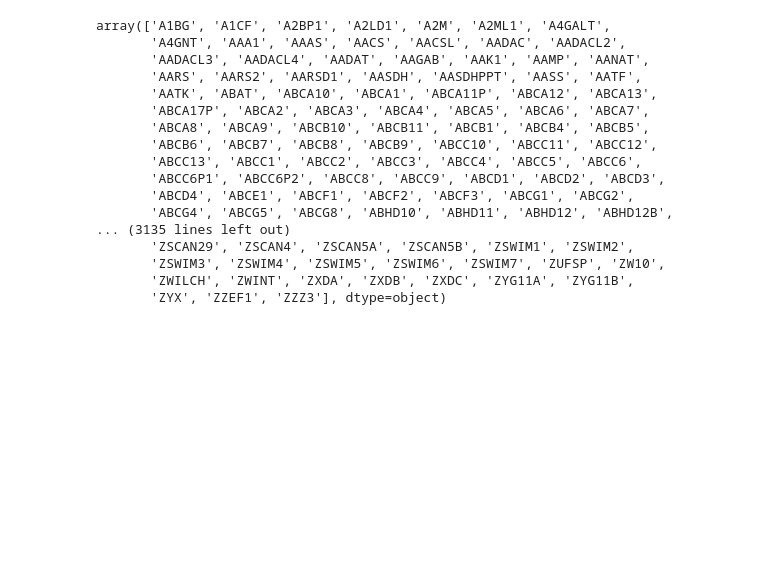
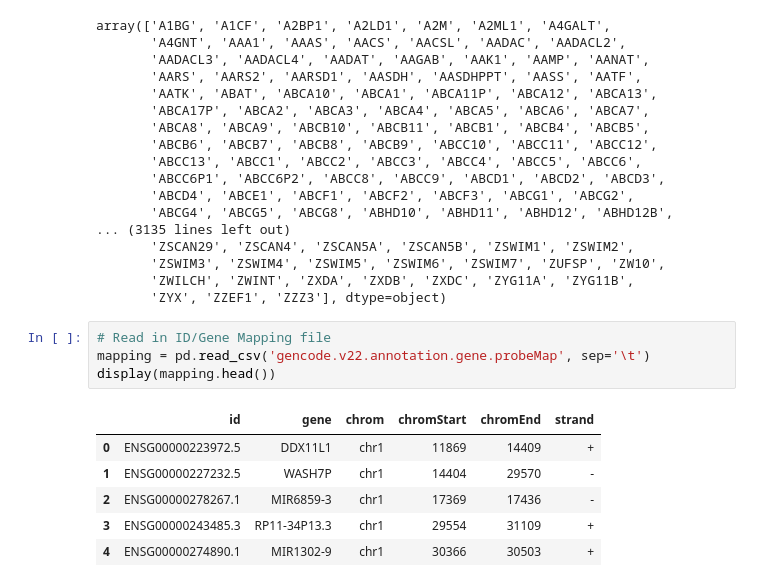
Before and after one commit to erincameron11/survival-analysis-tool, a Jupyter notebook: DataAnalysis.ipynb, the cells around one changed output. Drawn from its saved outputs; the diff is of its cells as text; blank space fills up the shorter version.

```diff
--- a/DataAnalysis.ipynb
+++ b/DataAnalysis.ipynb
@@ -79,3 +79,14 @@ array(['A1BG', 'A1CF', 'A2BP1', 'A2LD1', 'A2M', 'A2ML1', 'A4GALT',
        'ZSWIM3', 'ZSWIM4', 'ZSWIM5', 'ZSWIM6', 'ZSWIM7', 'ZUFSP', 'ZW10',
        'ZWILCH', 'ZWINT', 'ZXDA', 'ZXDB', 'ZXDC', 'ZYG11A', 'ZYG11B',
        'ZYX', 'ZZEF1', 'ZZZ3'], dtype=object)
+# %%
+# Read in ID/Gene Mapping file
+mapping = pd.read_csv('gencode.v22.annotation.gene.probeMap', sep='\t')
+display(mapping.head())
+# %% [output]
+|  | id | gene | chrom | chromStart | chromEnd | strand |
+| 0 | ENSG00000223972.5 | DDX11L1 | chr1 | 11869 | 14409 | + |
+| 1 | ENSG00000227232.5 | WASH7P | chr1 | 14404 | 29570 | - |
+| 2 | ENSG00000278267.1 | MIR6859-3 | chr1 | 17369 | 17436 | - |
+| 3 | ENSG00000243485.3 | RP11-34P13.3 | chr1 | 29554 | 31109 | + |
+| 4 | ENSG00000274890.1 | MIR1302-9 | chr1 | 30366 | 30503 | + |
```
Also changed, not shown: parts of 7 cells of this notebook, 3 other files.
